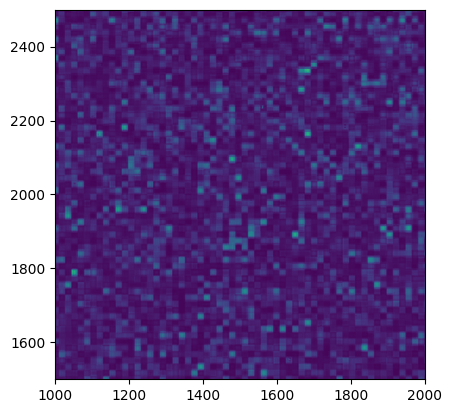
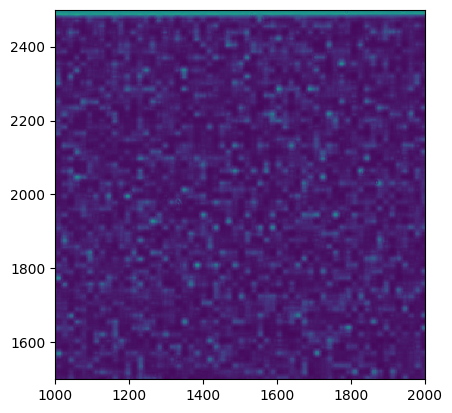
The notebook cell's code change between the first figure and the second:
--- before
+++ after
@@ -1,3 +1,3 @@
-plt.imshow(img[6,...])
+plt.imshow(img[0,...])
 plt.xlim([1000, 2000])
 plt.ylim([1500, 2500])

Commit: config upd